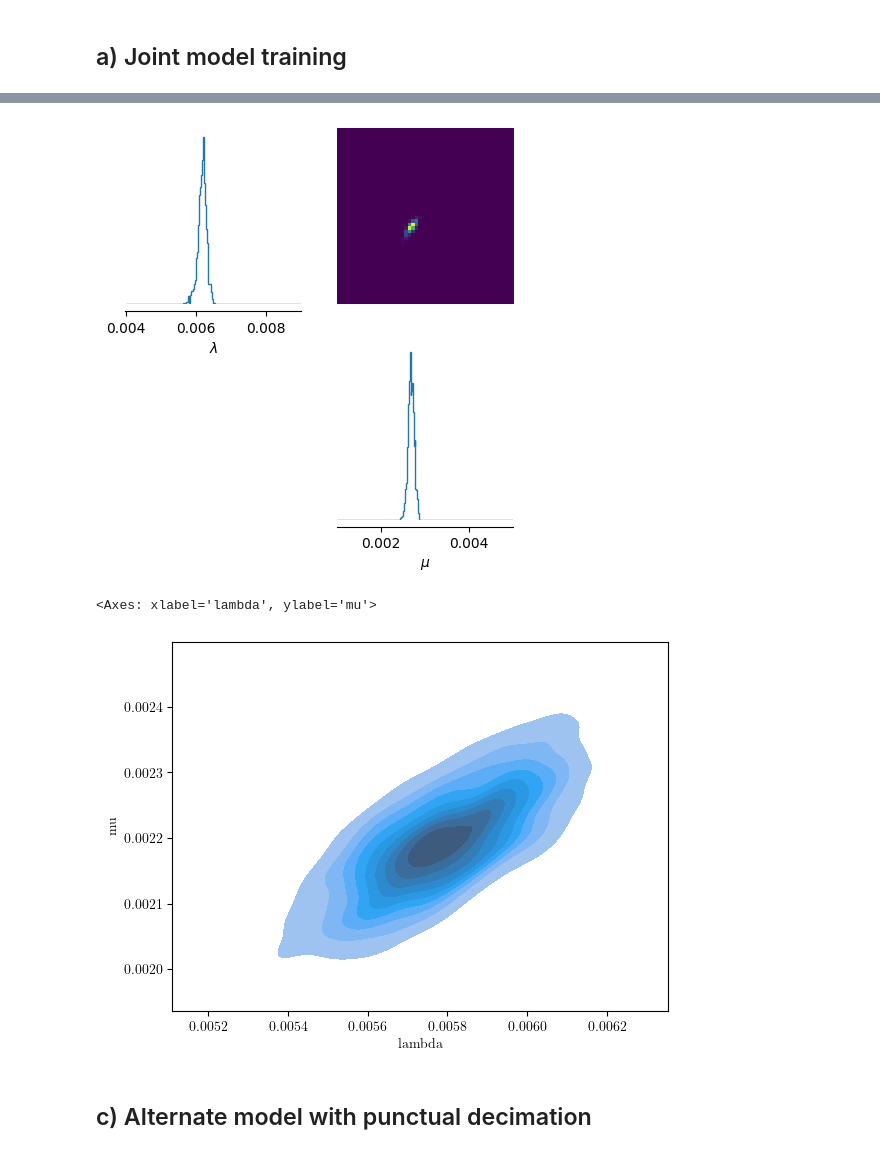
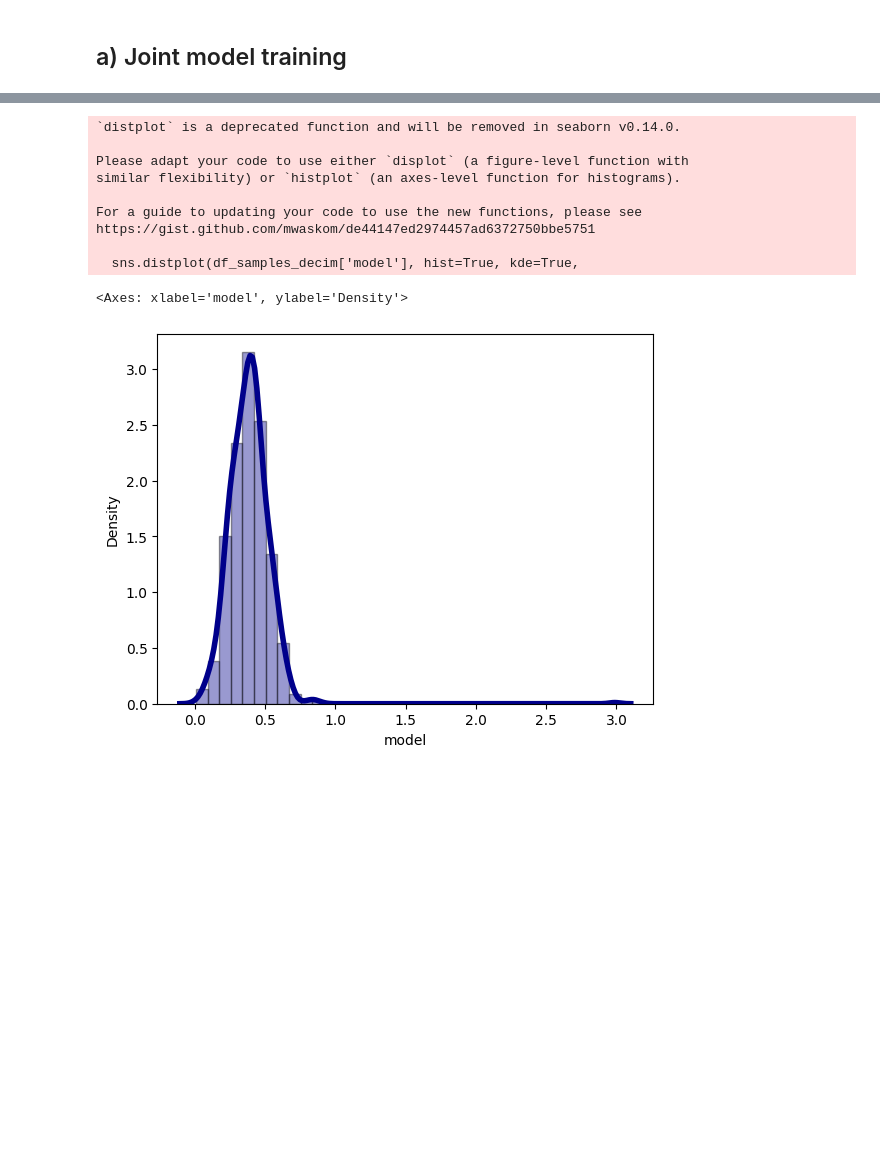
Before and after one commit to LostMa-ERC/ExtinctionOfTexts, a Jupyter notebook: simulation_based_inference_joint.ipynb, the cells around one changed output, grey strips where cells are left out. Saved outputs shown, nothing was run; the diff lists cells and outputs as text; code cells hidden in the pictures; blank space fills up the shorter version.

```diff
--- a/simulation_based_inference_joint.ipynb
+++ b/simulation_based_inference_joint.ipynb
@@ -504,0 +509,15 @@ for t in tqdm(theta0):
+# %%
+with open("pretrained_models/inference_joint.pickle", "rb") as f:
+    inference = pickle.load(f)
+posterior = inference.build_posterior(sample_with="rejection")
+# %%
+theta0_decay = prior.sample((10_000,))
+
+theta_decay  = []
+x_decay = []
+
+for t in tqdm(theta0_decay):
+    vec = compute_summary_stats(simulator_decay(t))
+    if vec != None:
+        theta_decay.append(list(t))
+        x_decay.append(vec)
@@ -505,7 +541,11 @@ for t in tqdm(theta0):
 # %%
-inference = NLE(prior=prior)
-inference = inference.append_simulations(Tensor(theta), Tensor(x))
-inference.train()
+theta0_decim = prior.sample((10_000,))
 
-# with open("pretrained_models/inference_decay.pickle", "wb") as f:
-#     pickle.dump(inference, f)
+theta_decim  = []
+x_decim = []
+
+for t in tqdm(theta0_decim):
+    vec = compute_summary_stats(simulator_decim(t))
+    if vec != None:
+        theta_decim.append(list(t))
+        x_decim.append(vec)
@@ -531,5 +552,2 @@ NFlowsFlow(
 # %%
-#load pretrained model serialized as pickle object
-
-with open("pretrained_models/inference_decay.pickle", "rb") as f:
-    inference = pickle.load(f)
+samples_decim = posterior.sample((N_samples_posterior,), x=x_decim)
@@ -539,17 +563,18 @@ samples = posterior.sample((N_samples_posterior,), x= x_obs_empirical)
 # %%
-_ = pairplot(
-    samples,
-    limits=[[lambda_min_prior, lambda_max_prior], [mu_min_prior, mu_max_prior]],
-    figsize=(5, 5),
-    labels=[r"$\lambda$", r"$\mu$"]
-)
+df_samples_decim = pd.DataFrame({'lambda':[x[0] for x in samples_decim.tolist()], 'mu':[x[1] for x in samples_decim.tolist()], 'model':[x[2] for x in samples_decim.tolist()]})
+sns.distplot(df_samples_decim['model'], hist=True, kde=True,
+             bins=int(180/5), color = 'darkblue',
+             hist_kws={'edgecolor':'black'},
+             kde_kws={'linewidth': 4})
 # %% [output]
+`distplot` is a deprecated function and will be removed in seaborn v0.14.0.
+
+Please adapt your code to use either `displot` (a figure-level function with
+similar flexibility) or `histplot` (an axes-level function for histograms).
+
+For a guide to updating your code to use the new functions, please see
+https://gist.github.com/mwaskom/de44147ed2974457ad6372750bbe5751
+
+  sns.distplot(df_samples_decim['model'], hist=True, kde=True,
+<Axes: xlabel='model', ylabel='Density'>
-[figure, old version]
+[figure, new version]
-# %%
-df_samples_decay = pd.DataFrame({'lambda':[x[0] for x in samples.tolist()], 'mu':[x[1] for x in samples.tolist()]})
-sns.kdeplot(data=df_samples_decay, x='lambda', y='mu', fill=True)
-# %% [output]
-<Axes: xlabel='lambda', ylabel='mu'>
-[figure, removed]
-# %% [markdown]
-## c) Alternate model with punctual decimation
```
Also changed, not shown: parts of 27 cells of this notebook, 1 other file.
